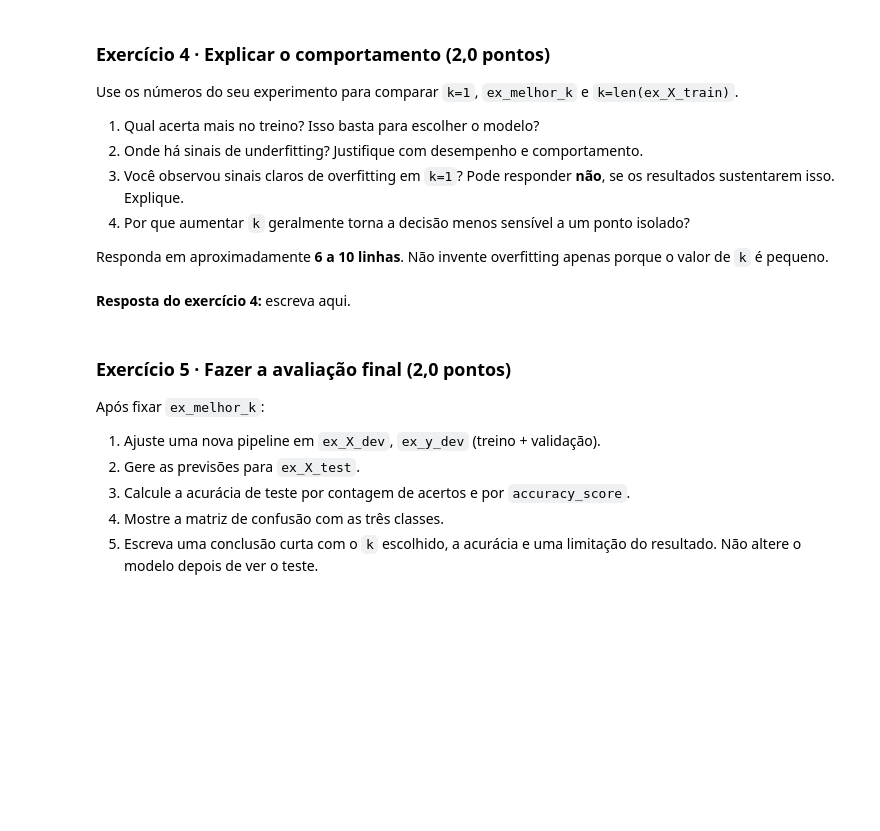
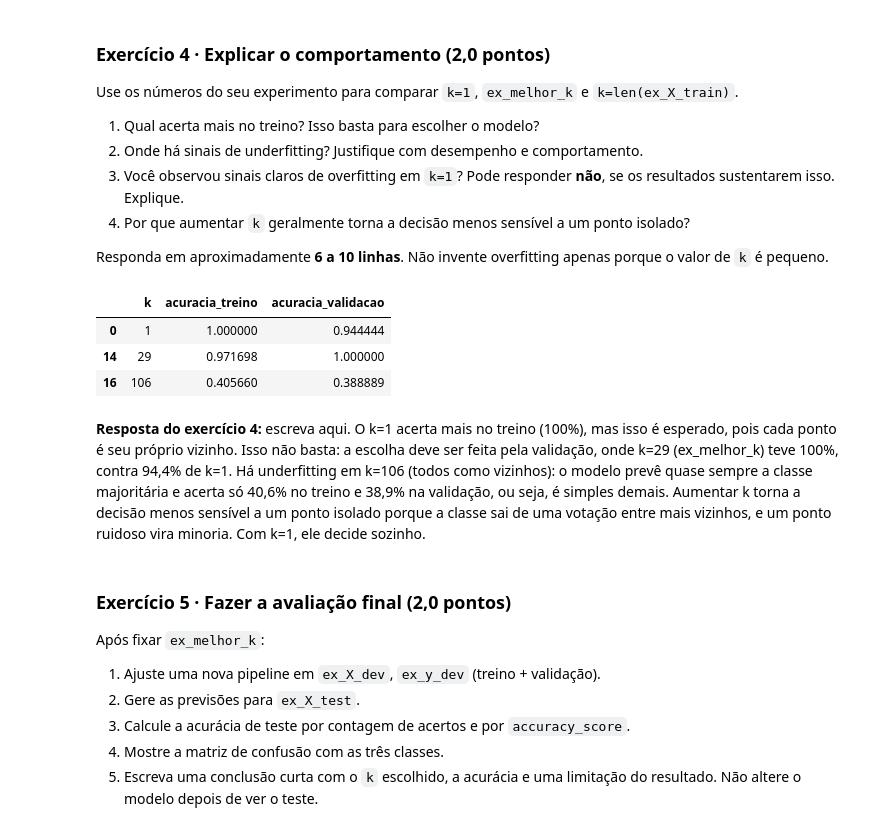
Before and after one commit to Yguin77/ML, a Jupyter notebook: aula-8/Aula6_YgorFarias.ipynb, the cells around one changed output. Drawn from its saved outputs; the diff is of its cells as text; code cells hidden in the pictures; blank space fills up the shorter version.

```diff
--- a/aula-8/Aula6_YgorFarias.ipynb
+++ b/aula-8/Aula6_YgorFarias.ipynb
@@ -782,8 +849,18 @@ Use os números do seu experimento para comparar `k=1`, `ex_melhor_k` e `k=len(e
 Responda em aproximadamente **6 a 10 linhas**. Não invente overfitting apenas porque o valor de `k` é pequeno.
 # %%
 # Opcional: exiba aqui somente as três linhas que sustentam sua análise.
+
+ex_resultados[ex_resultados["k"].isin([1, ex_melhor_k, len(ex_X_train)])]
+# %% [output]
+|  | k | acuracia_treino | acuracia_validacao |
+| 0 | 1 | 1.000000 | 0.944444 |
+| 14 | 29 | 0.971698 | 1.000000 |
+| 16 | 106 | 0.405660 | 0.388889 |
 # %% [markdown]
 **Resposta do exercício 4:** escreva aqui.
+O k=1 acerta mais no treino (100%), mas isso é esperado, pois cada ponto é seu próprio vizinho. Isso não basta: a escolha deve ser feita pela validação, onde k=29 (ex_melhor_k) teve 100%, contra 94,4% de k=1.
+Há underfitting em k=106 (todos como vizinhos): o modelo prevê quase sempre a classe majoritária e acerta só 40,6% no treino e 38,9% na validação, ou seja, é simples demais.
+Aumentar k torna a decisão menos sensível a um ponto isolado porque a classe sai de uma votação entre mais vizinhos, e um ponto ruidoso vira minoria. Com k=1, ele decide sozinho.
 # %% [markdown]
 ### Exercício 5 · Fazer a avaliação final (2,0 pontos)
 
```
Also changed, not shown: parts of 11 cells of this notebook.
